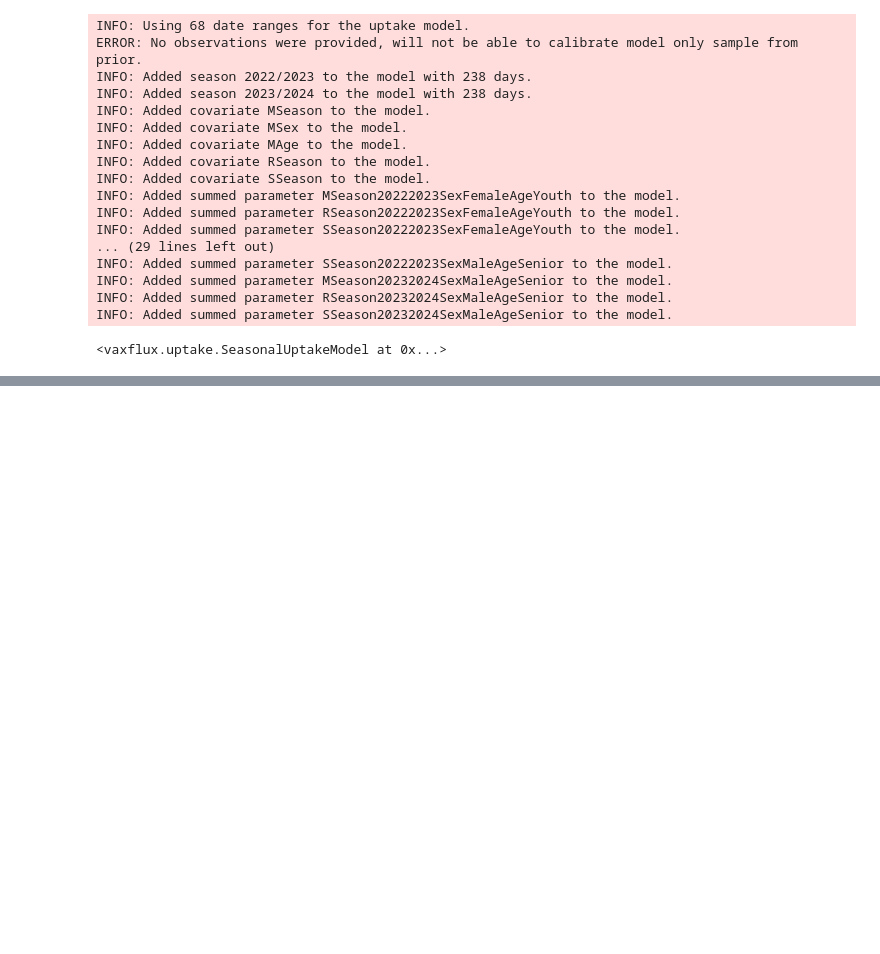
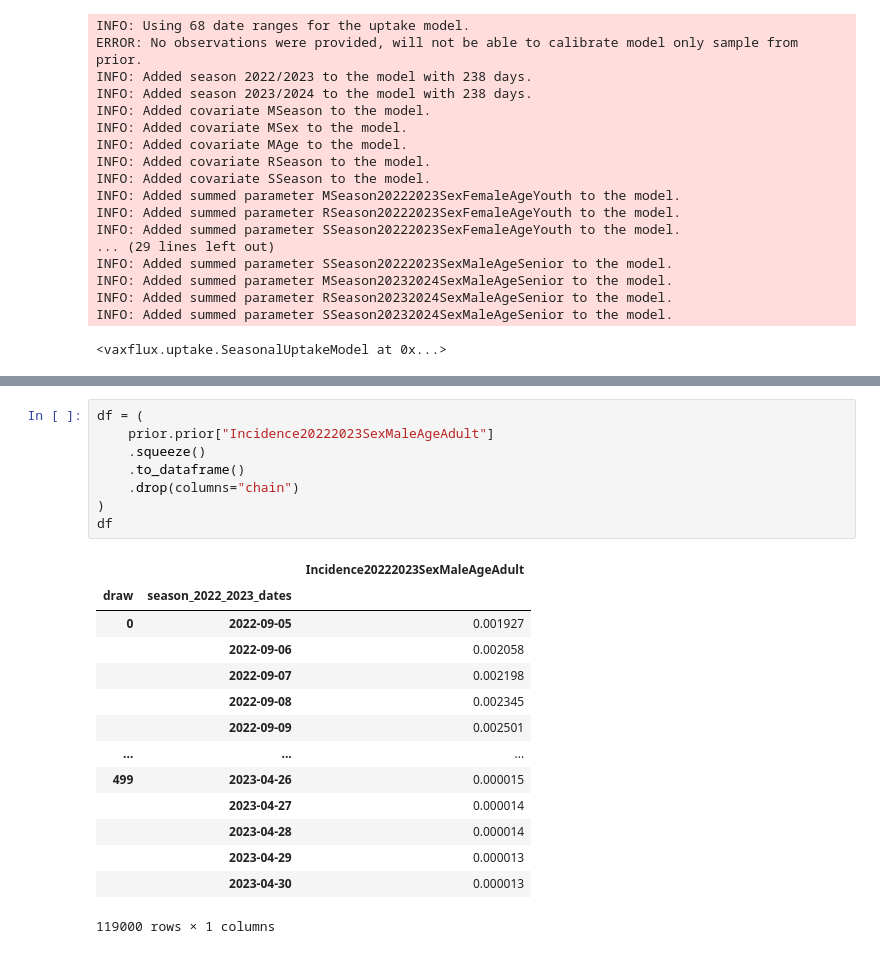
Before and after one commit to ACCIDDA/vaxflux, a Jupyter notebook: notebooks/uptake_model.ipynb, the cells around one changed output, grey strips where cells are left out. Cells and saved outputs as stored; diff of their text form; blank space fills up the shorter version.

```diff
--- a/notebooks/uptake_model.ipynb
+++ b/notebooks/uptake_model.ipynb
@@ -149,0 +177,23 @@ pm.model_to_graphviz(model._model)
+# %%
+df = (
+    prior.prior["Incidence20222023SexMaleAgeAdult"]
+    .squeeze()
+    .to_dataframe()
+    .drop(columns="chain")
+)
+df
+# %% [output]
+|  |  | Incidence20222023SexMaleAgeAdult |
+| draw | season_2022_2023_dates |  |
+| 0 | 2022-09-05 | 0.001927 |
+|  | 2022-09-06 | 0.002058 |
+|  | 2022-09-07 | 0.002198 |
+|  | 2022-09-08 | 0.002345 |
+|  | 2022-09-09 | 0.002501 |
+| ... | ... | ... |
+| 499 | 2023-04-26 | 0.000015 |
+|  | 2023-04-27 | 0.000014 |
+|  | 2023-04-28 | 0.000014 |
+|  | 2023-04-29 | 0.000013 |
+|  | 2023-04-30 | 0.000013 |
+119000 rows × 1 columns
```
Also changed, not shown: parts of 4 cells of this notebook.
